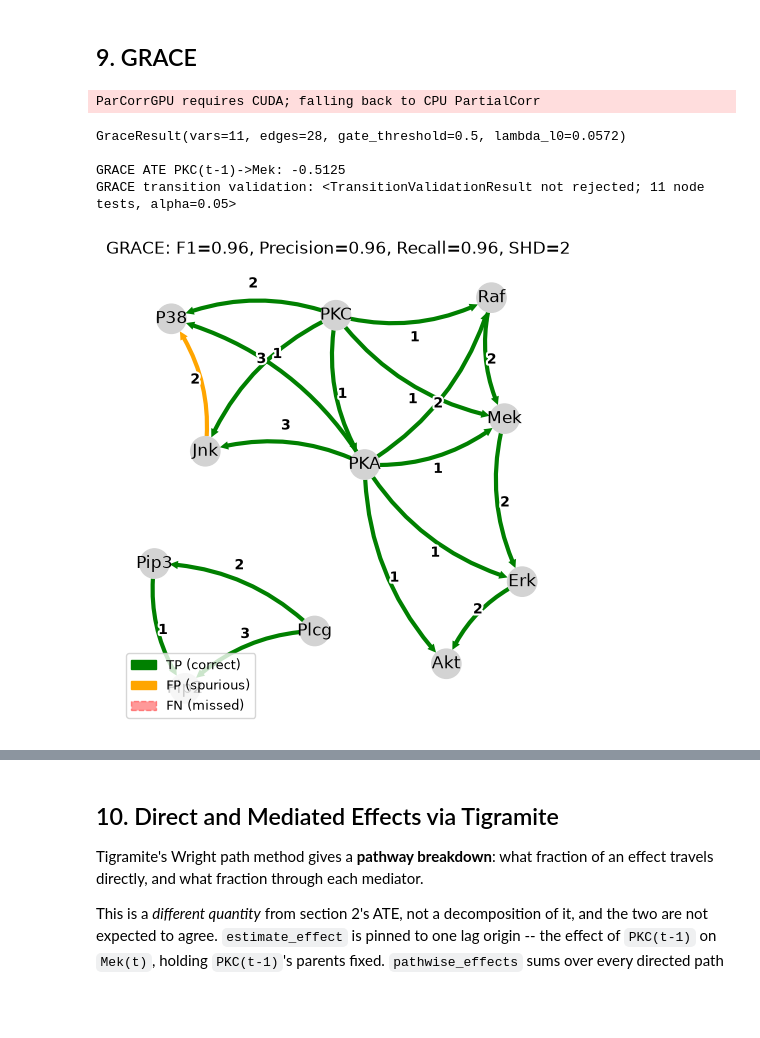
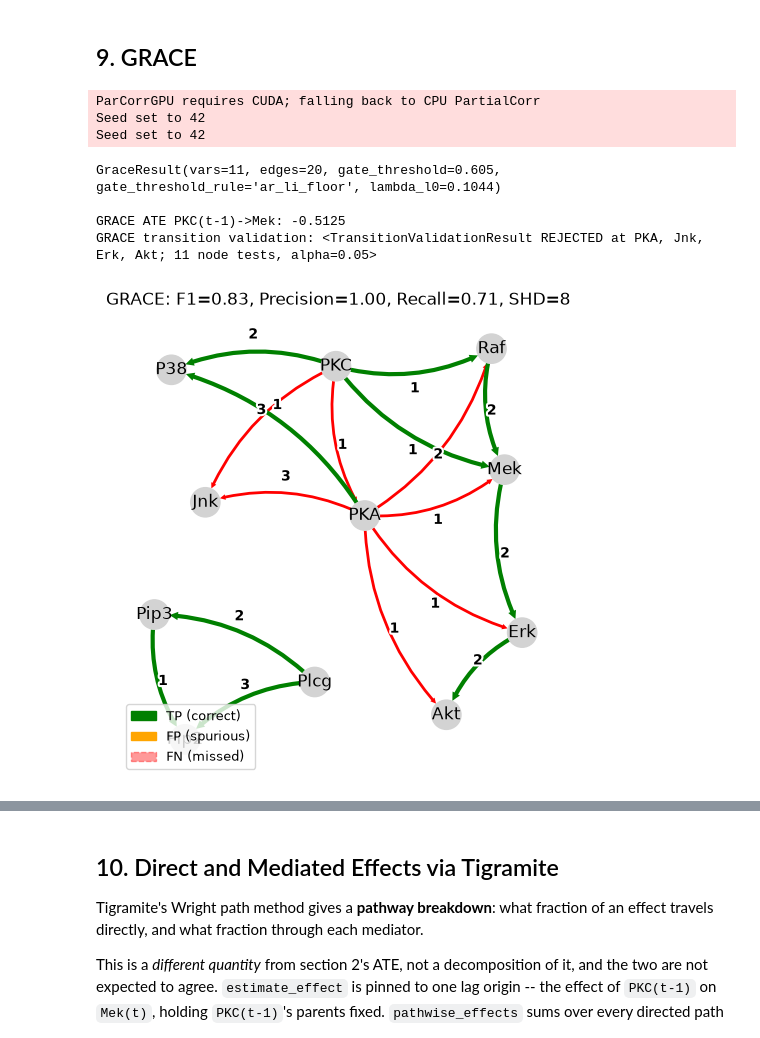
Before and after one commit to bloomberg/causal-ts, a Jupyter notebook: examples/effect_estimation.ipynb, the cells around one changed output, grey strips where cells are left out. Drawn from its saved outputs; the diff is of its cells as text; code cells hidden in the pictures; blank space fills up the shorter version.

```diff
--- a/examples/effect_estimation.ipynb
+++ b/examples/effect_estimation.ipynb
@@ -672,41 +672,43 @@ plt.tight_layout(); plt.show()
 # %% [markdown]
 ## 9. GRACE
 # %%
-from causalts.grace import run_cdnots_gated
+from causalts import run_grace
 
-grace_res = run_cdnots_gated(df, max_lag=3, verbose=False)
+grace_res = run_grace(df, max_lag=3, model_seed=42, verbose=False)
 G_hat = grace_res.cg_tig
 print(grace_res)
 
 m_g = evaluate_graph(G_hat, true_graph)
 tp.compare_graphs(
     true_graph,
     G_hat,
     var_names=var_names,
     figsize=(12, 6),
     node_layout="fdp",
     node_size=0.15,
     arrow_linewidth=3,
     fn_linewidth=2,
     fn_style="solid",
     node_pos=pos[2],
     title=(
         f"GRACE: F1={m_g['F1']:.2f}, Precision={m_g['Precision']:.2f}, "
         f"Recall={m_g['TPR']:.2f}, SHD={m_g['SHD']}"
     ),
 )
 
 est_g = grace_res.estimate_effect(
     "PKC", "Mek", treatment_lag=1, confidence_intervals=False
 )
 print(f"\nGRACE ATE PKC(t-1)->Mek: {est_g.value:.4f}")
 
 val_g = grace_res.validate_transition_graph()
 print(f"GRACE transition validation: {val_g}")
 # %% [output]
 ParCorrGPU requires CUDA; falling back to CPU PartialCorr
+Seed set to 42
+Seed set to 42
-GraceResult(vars=11, edges=28, gate_threshold=0.5, lambda_l0=0.0572)
+GraceResult(vars=11, edges=20, gate_threshold=0.605, gate_threshold_rule='ar_li_floor', lambda_l0=0.1044)
 
 GRACE ATE PKC(t-1)->Mek: -0.5125
-GRACE transition validation: <TransitionValidationResult not rejected; 11 node tests, alpha=0.05>
+GRACE transition validation: <TransitionValidationResult REJECTED at PKA, Jnk, Erk, Akt; 11 node tests, alpha=0.05>
-[figure, old version]
+[figure, new version]
```
Also changed, not shown: parts of 10 cells of this notebook, 39 other files.
